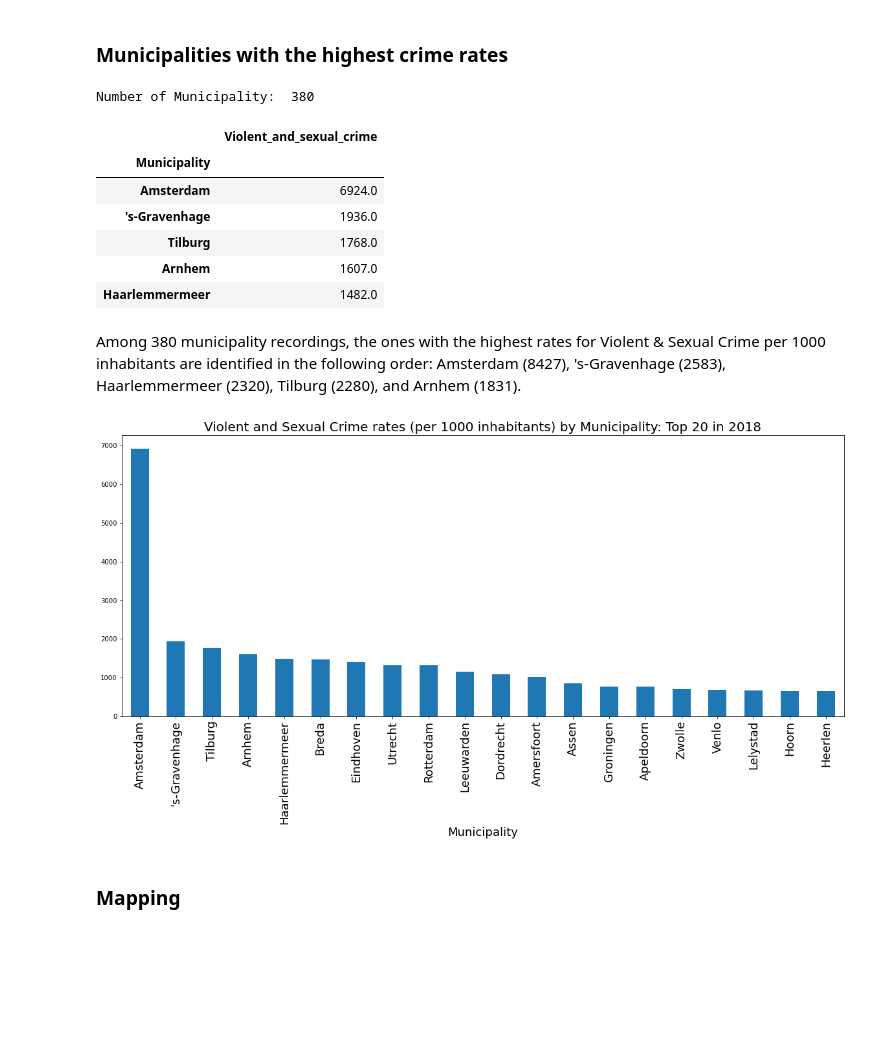
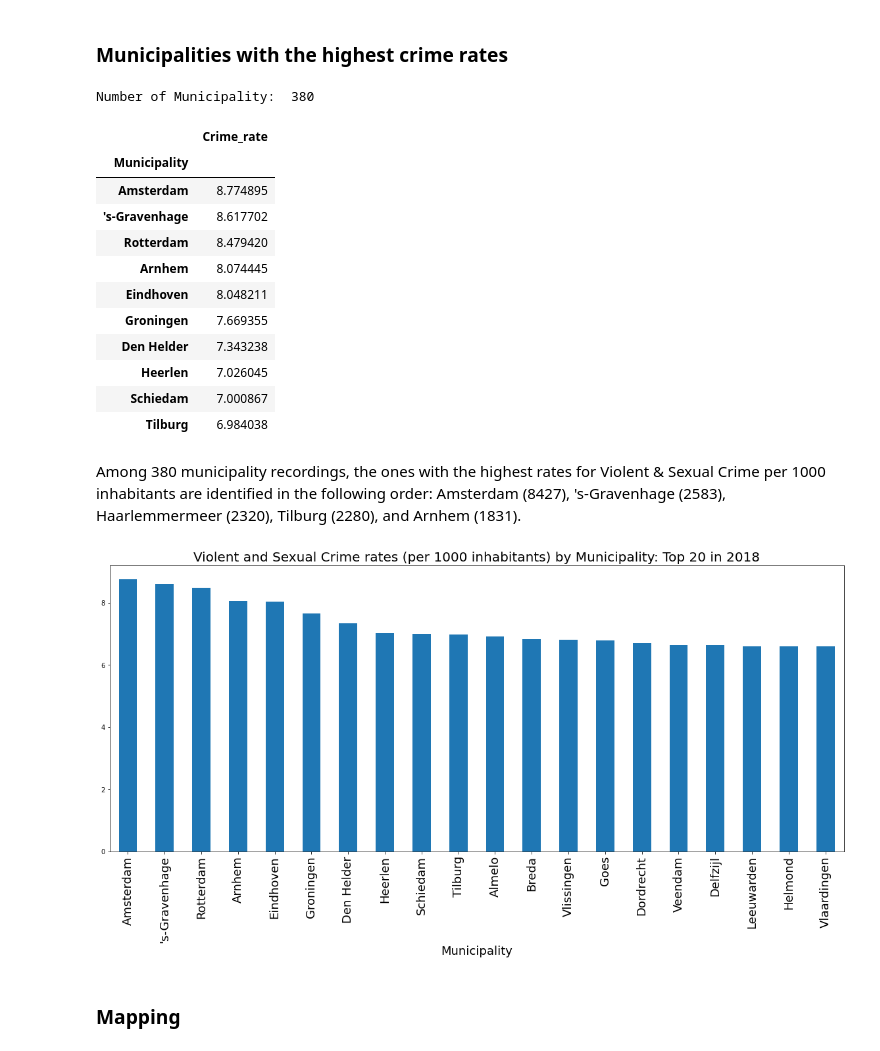
Before and after one commit to muratko357/Netherlands-Crime-Analysis, a Jupyter notebook: NL_Crime_rates_by_municipality.ipynb, the cells around one changed output. Drawn from its saved outputs; the diff is of its cells as text; code cells hidden in the pictures; blank space fills up the shorter version.

```diff
--- a/NL_Crime_rates_by_municipality.ipynb
+++ b/NL_Crime_rates_by_municipality.ipynb
@@ -45,0 +75,8 @@ df_groupby
+# %%
+# Merge dataframes to obtain the crime data
+crime_by_munic = pd.merge(df_pop_munic, df_numcrime_munic, how="outer", on=['Municipality'])
+# %%
+# Calculate the crime rate per municipality and assign them as a new column to the crime data
+## Multiply the result by 1000 to obtain the crime rate per 1000 inhabitants
+crime_by_munic['Crime_rate'] = 1000 * (crime_by_munic['Num_of_crime'].divide(crime_by_munic['Municipality_population']).replace(np.inf, 0))
+crime_by_munic.head()
@@ -60,8 +109,8 @@ geodata["GM_NAAM"] = geodata["GM_NAAM"].astype('str')
 ### Merge Data
 # %%
 # Join the geodataframe with the cleaned up csv dataframe
-merged = geodata.set_index('GM_NAAM').join(df_groupby.set_index('Municipality')).reset_index()
-merged
+merged = geodata.set_index('GM_NAAM').join(crime_by_munic.set_index('Municipality')).reset_index()
+merged.head()
 # %% [markdown]
 ## Analysis
 Perform data visualization for Total Violent and Sexual Crime rate per 1000 inhabitants in each municipality, according to police records.
@@ -69,31 +118,36 @@ Perform data visualization for Total Violent and Sexual Crime rate per 1000 inha
 ### Municipalities with the highest crime rates
 # %%
 # Display the municipalities with the highest crime rates of violent and sexual crime
-crimebym = df.groupby('Municipality')['Violent_and_sexual_crime'].sum().sort_values(ascending=False)
-crimebym = pd.DataFrame(crimebym)
-print("Number of Municipality: ", len(crimebym))
-crimebym.head()
+table = crime_by_munic.groupby('Municipality')['Crime_rate'].sum().sort_values(ascending=False)
+table = pd.DataFrame(table)
+print("Number of Municipality: ", len(table))
+table.head(10)
 # %% [output]
 Number of Municipality:  380
-|  | Violent_and_sexual_crime |
+|  | Crime_rate |
 | Municipality |  |
-| Amsterdam | 6924.0 |
-| 's-Gravenhage | 1936.0 |
-| Tilburg | 1768.0 |
-| Arnhem | 1607.0 |
-| Haarlemmermeer | 1482.0 |
+| Amsterdam | 8.774895 |
+| 's-Gravenhage | 8.617702 |
+| Rotterdam | 8.479420 |
+| Arnhem | 8.074445 |
+| Eindhoven | 8.048211 |
+| Groningen | 7.669355 |
+| Den Helder | 7.343238 |
+| Heerlen | 7.026045 |
+| Schiedam | 7.000867 |
+| Tilburg | 6.984038 |
 # %% [markdown]
 Among 380 municipality recordings, the ones with the highest rates for Violent & Sexual Crime per 1000 inhabitants are identified in the following order: Amsterdam (8427), 's-Gravenhage (2583), Haarlemmermeer (2320), Tilburg (2280), and Arnhem (1831).
 # %%
 # Display the bar chart figure of the top 20 municipalities in term of crime rates
-crimebym.head(20).plot(kind= 'bar', legend=False, figsize=(20,8))
+table.head(20).plot(kind= 'bar', legend=False, figsize=(20,8))
 plt.title('Violent and Sexual Crime rates (per 1000 inhabitants) by Municipality: Top 20 in 2018',
           fontweight = 30, fontsize = 20)
 plt.xlabel('Municipality', fontsize = 18)
 plt.xticks(rotation = 90, fontsize = 18)
 plt.show()
 # %% [output]
-[figure, old version]
+[figure, new version]
 # %% [markdown]
 ### Mapping
 # %% [markdown]
```
Also changed, not shown: parts of 12 cells of this notebook.
